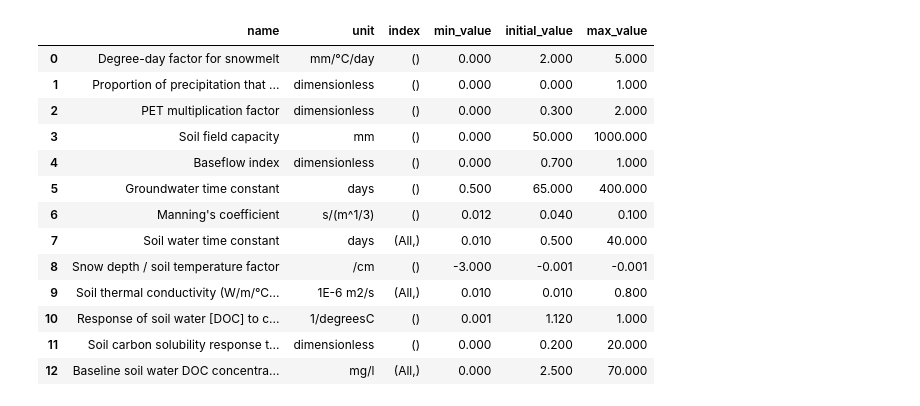
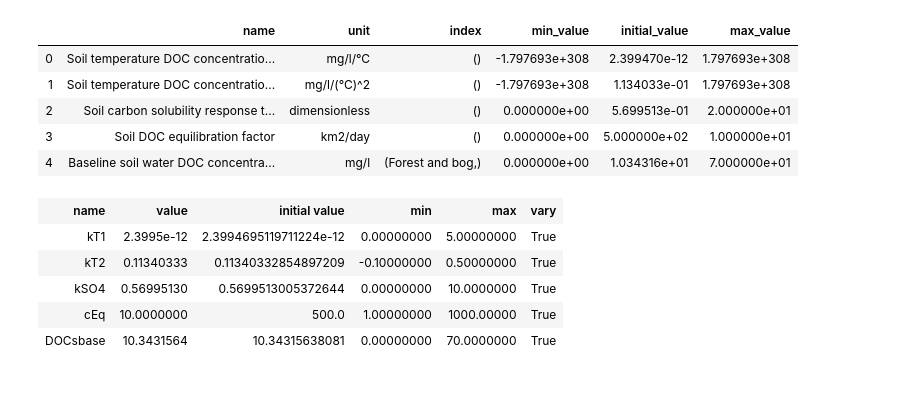
Before and after one commit to NIVANorge/Mobius, a Jupyter notebook: PythonWrapper/SimplyC/SimplyC_calibration.ipynb, the cells around one changed output. Cells and saved outputs as stored; diff of their text form; code cells hidden in the pictures.

```diff
--- a/PythonWrapper/SimplyC/SimplyC_calibration.ipynb
+++ b/PythonWrapper/SimplyC/SimplyC_calibration.ipynb
@@ -25,7 +25,7 @@ calib_fpath = (r"..\mobius_calib_uncert_lmfit.py")
 cu = imp.load_source('mobius_calib_uncert_lmfit', calib_fpath)
 # %%
 # Load dataset
-dataset = wr.DataSet.setup_from_parameter_and_input_files('../../Applications/SimplyC/Storgama/params_Storgama_noGW.dat',
-                                                          '../../Applications/SimplyC/Storgama/inputs_Storgama.dat')
+dataset = wr.DataSet.setup_from_parameter_and_input_files('structure6_manual.dat',
+                                                          '../../Applications/SimplyC/Langtjern/langtjerninputs.dat')
 # %%
 # List of simulated and observed variables to investigate for Morsa
@@ -78,21 +71,17 @@ Number of observations: 1410
 # %%
 # Get params to be calibrated
-calib_df = param_df.loc[[2,3,4,5,6,7,9,14,16,18,19,20,21]].reset_index(drop=True)
+vars = [
+    18, 19, 20, 22, 23
+]
+
+calib_df = param_df.loc[vars].reset_index(drop=True)
 calib_df
 # %% [output]
 |  | name | unit | index | min_value | initial_value | max_value |
-| 0 | Degree-day factor for snowmelt | mm/°C/day | () | 0.000 | 2.000 | 5.000 |
-| 1 | Proportion of precipitation that ... | dimensionless | () | 0.000 | 0.000 | 1.000 |
-| 2 | PET multiplication factor | dimensionless | () | 0.000 | 0.300 | 2.000 |
-| 3 | Soil field capacity | mm | () | 0.000 | 50.000 | 1000.000 |
-| 4 | Baseflow index | dimensionless | () | 0.000 | 0.700 | 1.000 |
-| 5 | Groundwater time constant | days | () | 0.500 | 65.000 | 400.000 |
-| 6 | Manning's coefficient | s/(m^1/3) | () | 0.012 | 0.040 | 0.100 |
-| 7 | Soil water time constant | days | (All,) | 0.010 | 0.500 | 40.000 |
-| 8 | Snow depth / soil temperature factor | /cm | () | -3.000 | -0.001 | -0.001 |
-| 9 | Soil thermal conductivity (W/m/°C... | 1E-6 m2/s | (All,) | 0.010 | 0.010 | 0.800 |
-| 10 | Response of soil water [DOC] to c... | 1/degreesC | () | 0.001 | 1.120 | 1.000 |
-| 11 | Soil carbon solubility response t... | dimensionless | () | 0.000 | 0.200 | 20.000 |
-| 12 | Baseline soil water DOC concentra... | mg/l | (All,) | 0.000 | 2.500 | 70.000 |
+| 0 | Soil temperature DOC concentratio... | mg/l/°C | () | -1.797693e+308 | 2.399470e-12 | 1.797693e+308 |
+| 1 | Soil temperature DOC concentratio... | mg/l/(°C)^2 | () | -1.797693e+308 | 1.134033e-01 | 1.797693e+308 |
+| 2 | Soil carbon solubility response t... | dimensionless | () | 0.000000e+00 | 5.699513e-01 | 2.000000e+01 |
+| 3 | Soil DOC equilibration factor | km2/day | () | 0.000000e+00 | 5.000000e+02 | 1.000000e+01 |
+| 4 | Baseline soil water DOC concentra... | mg/l | (Forest and bog,) | 0.000000e+00 | 1.034316e+01 | 7.000000e+01 |
 # %%
 # Add 'short_name' column for calibrating parameters
@@ -114,19 +104,38 @@ calib_df['short_name'] = ['DDFmelt',
 # Convert to LMFit parameter object
 params = cu.parameter_df_to_lmfit(calib_df)
 
+
+params['kT1'].min = 0.0
+params['kT1'].max = 5.0
+params['kT2'].min = -0.1
+params['kT2'].max = 0.5
+
+params['kSO4'].min = 0.0
+params['kSO4'].max = 10.0
+
+params['cEq'].min = 1.0
+params['cEq'].max = 1000.0
+
 # Optionally refine prior ranges
-params['DDFmelt'].min = 0.05
-params['DDFmelt'].max = 4
+#params['DDFmelt'].min = 0.05
+#params['DDFmelt'].max = 4
 
-params['fquick'].min = 0.0
-params['fquick'].max = 0.2
+#params['fquick'].min = 0.0
+#params['fquick'].max = 0.2
 
-params['T_s'].max = 15
+#params['Ts'].max = 15
 
-params['T_g'].max = 200
+#params['T_g'].max = 200
 
-params['DOCsoilT'].max = 2.0
+#params['DOCsoilT'].max = 2.0
 
 params
+# %% [output]
+| name | value | initial value | min | max | vary |
+| kT1 | 2.3995e-12 | 2.3994695119711224e-12 | 0.00000000 | 5.00000000 | True |
+| kT2 | 0.11340333 | 0.11340332854897209 | -0.10000000 | 0.50000000 | True |
+| kSO4 | 0.56995130 | 0.5699513005372644 | 0.00000000 | 10.0000000 | True |
+| cEq | 10.0000000 | 500.0 | 1.00000000 | 1000.00000 | True |
+| DOCsbase | 10.3431564 | 10.34315638081 | 0.00000000 | 70.0000000 | True |
 # %%
 %%time
```
Also changed, not shown: parts of 7 cells of this notebook, 13 other files.
